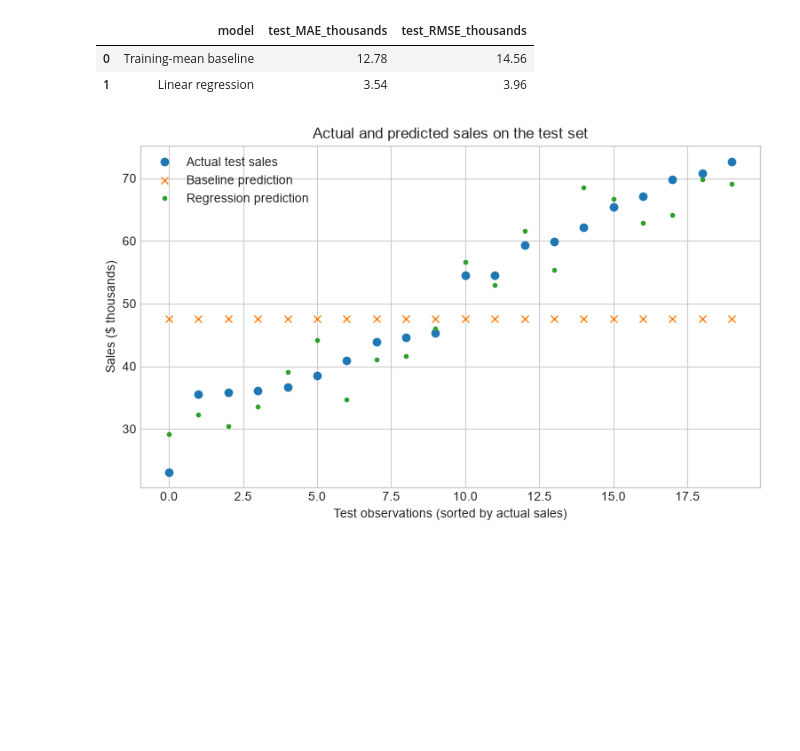
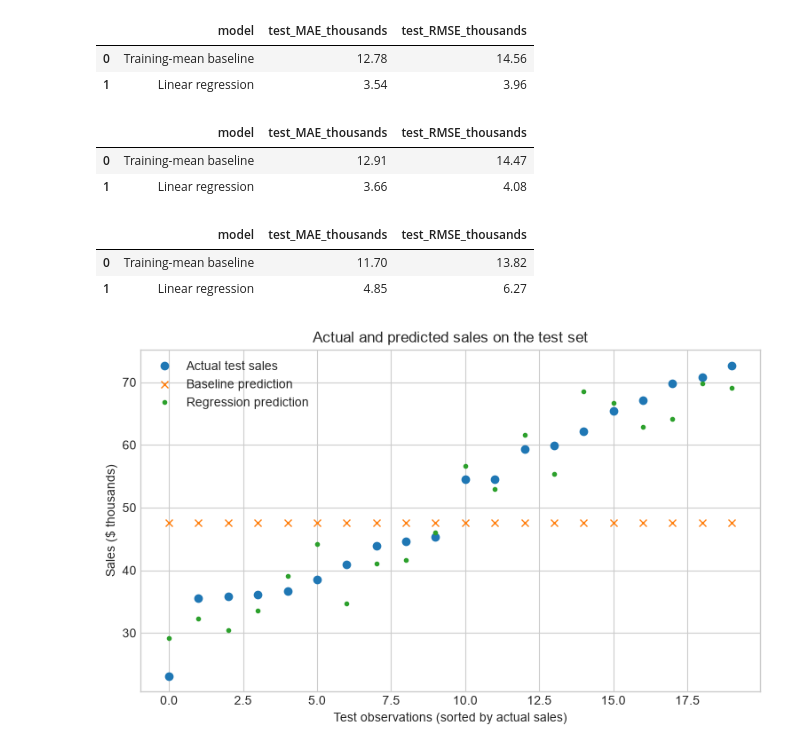
Before and after one commit to yqiaodennis/mgs3101-assignment4, a Jupyter notebook: Assignment4_Linear_Regression_Steps_GitHub.ipynb, the cells around one changed output. Cells and saved outputs as stored; diff of their text form; code cells hidden in the pictures; blank space fills up the shorter version.

```diff
--- a/Assignment4_Linear_Regression_Steps_GitHub.ipynb
+++ b/Assignment4_Linear_Regression_Steps_GitHub.ipynb
@@ -225,6 +287,44 @@ results.round(2)
 |  | model | test_MAE_thousands | test_RMSE_thousands |
 | 0 | Training-mean baseline | 12.78 | 14.56 |
 | 1 | Linear regression | 3.54 | 3.96 |
+# %%
+# For test size = 0.20, random_state = 17
+results = pd.DataFrame({
+    'model': ['Training-mean baseline', 'Linear regression'],
+    'test_MAE_thousands': [
+        mean_absolute_error(y_test, baseline_predictions),
+        mean_absolute_error(y_test, regression_predictions),
+    ],
+    'test_RMSE_thousands': [
+        np.sqrt(mean_squared_error(y_test, baseline_predictions)),
+        np.sqrt(mean_squared_error(y_test, regression_predictions)),
+    ],
+})
+
+results.round(2)
+# %% [output]
+|  | model | test_MAE_thousands | test_RMSE_thousands |
+| 0 | Training-mean baseline | 12.91 | 14.47 |
+| 1 | Linear regression | 3.66 | 4.08 |
+# %%
+# For test size = 0.25, random_state = 7
+results = pd.DataFrame({
+    'model': ['Training-mean baseline', 'Linear regression'],
+    'test_MAE_thousands': [
+        mean_absolute_error(y_test, baseline_predictions),
+        mean_absolute_error(y_test, regression_predictions),
+    ],
+    'test_RMSE_thousands': [
+        np.sqrt(mean_squared_error(y_test, baseline_predictions)),
+        np.sqrt(mean_squared_error(y_test, regression_predictions)),
+    ],
+})
+
+results.round(2)
+# %% [output]
+|  | model | test_MAE_thousands | test_RMSE_thousands |
+| 0 | Training-mean baseline | 11.70 | 13.82 |
+| 1 | Linear regression | 4.85 | 6.27 |
 # %%
 comparison = pd.DataFrame({
     'actual_sales_thousands': y_test.to_numpy(),
```
Also changed, not shown: parts of 7 cells of this notebook.
